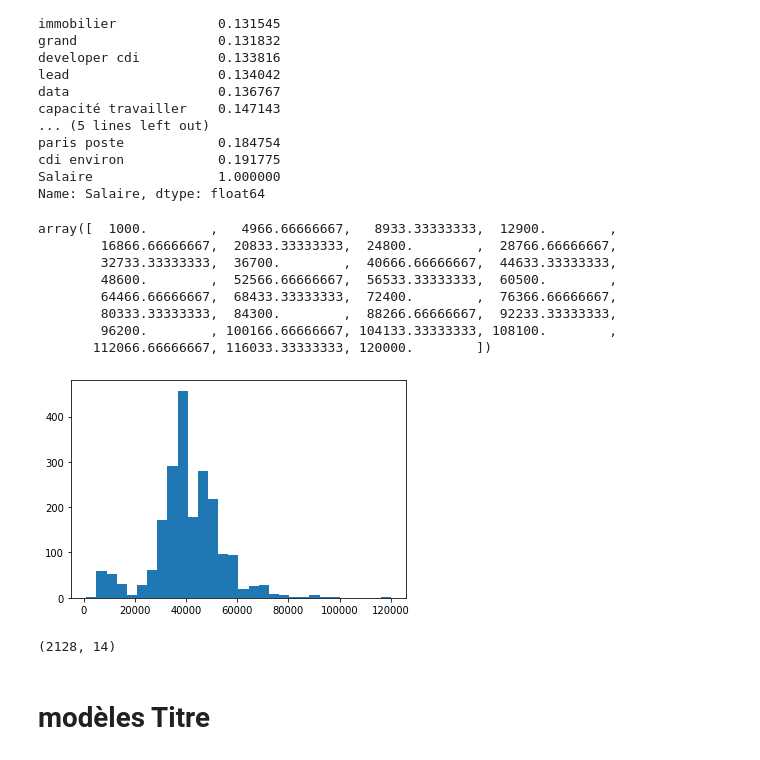
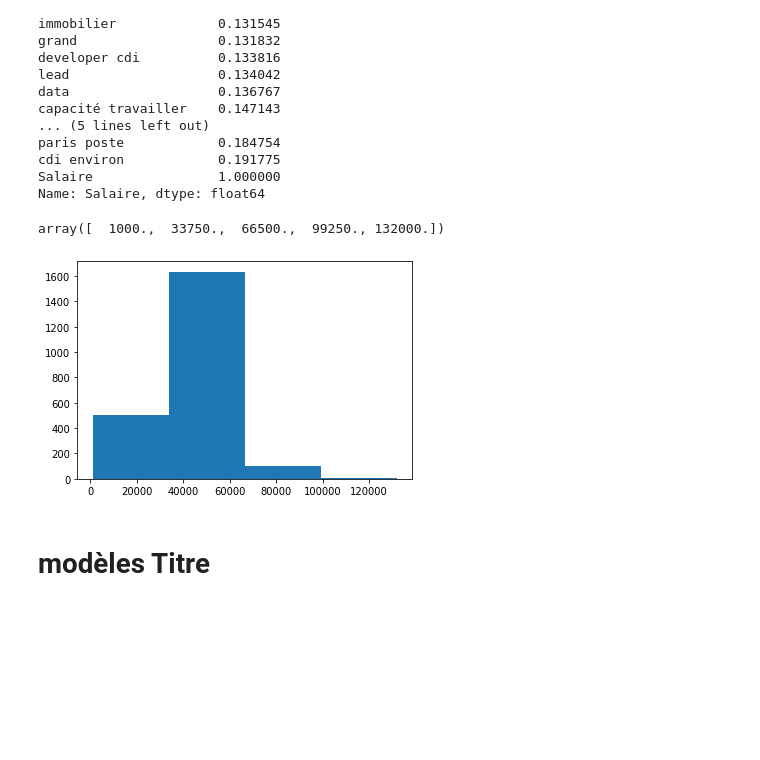
Before and after one commit to jengsen/Simplon-project-Indeed, a Jupyter notebook: word2vec.ipynb, the cells around one changed output. Cells and saved outputs as stored; diff of their text form; code cells hidden in the pictures; blank space fills up the shorter version.

```diff
--- a/word2vec.ipynb
+++ b/word2vec.ipynb
@@ -8,7 +8,7 @@ data = pd.read_json('data/BDD_14_10_2019.json',lines=True,encoding='utf-8')
 df = data.loc[data['Salaire']!='None',:]
 df = df.loc[df['Descriptif_du_poste']!="None",:]
 # df['Salaire']=df['Salaire'].apply(parse_salary)
-df=df.loc[df['Salaire'].apply(lambda x: ('mois' in x) or ('par an' in x)),:]
-# freelance = par_jour.loc[par_jour['Titre'].apply(lambda x : 'freelance' not in x.lower()),:]
-par_jour.shape
+par_jour=df.loc[df['Salaire'].apply(lambda x: 'jour' in x),:]
+freelance = par_jour.loc[par_jour['Titre'].apply(lambda x : 'freelance' not in x.lower()),:]
+freelance
 # %% [output]
@@ -351,21 +347,10 @@ Name: Salaire, dtype: float64
 # %%
 import matplotlib.pyplot as plt
 # %%
-plt.hist(df['Salaire'].apply(parse_salary),30)[1]
+plt.hist(correl_descript['Salaire'],4)[1]
 # %% [output]
-array([  1000.        ,   4966.66666667,   8933.33333333,  12900.        ,
-        16866.66666667,  20833.33333333,  24800.        ,  28766.66666667,
-        32733.33333333,  36700.        ,  40666.66666667,  44633.33333333,
-        48600.        ,  52566.66666667,  56533.33333333,  60500.        ,
-        64466.66666667,  68433.33333333,  72400.        ,  76366.66666667,
-        80333.33333333,  84300.        ,  88266.66666667,  92233.33333333,
-        96200.        , 100166.66666667, 104133.33333333, 108100.        ,
-       112066.66666667, 116033.33333333, 120000.        ])
+array([  1000.,  33750.,  66500.,  99250., 132000.])
-[figure, old version]
+[figure, new version]
-# %%
-df.shape
-# %% [output]
-(2128, 14)
 # %% [markdown]
 # modèles Titre
 # %%
```
Also changed, not shown: parts of 13 cells of this notebook, 10 other files.
